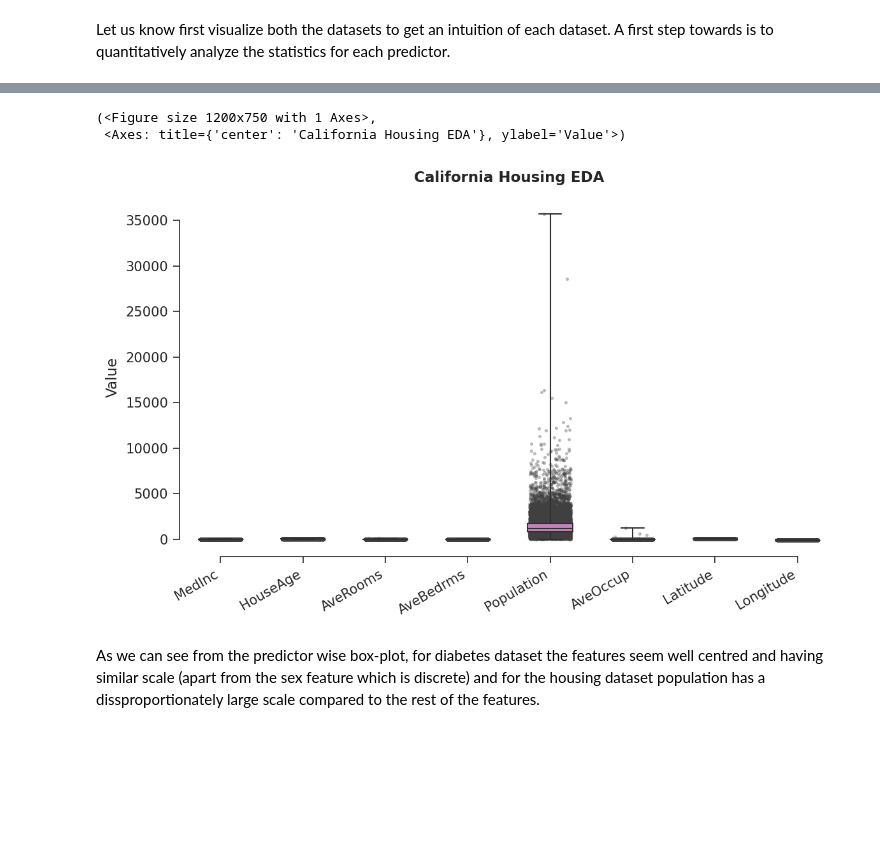
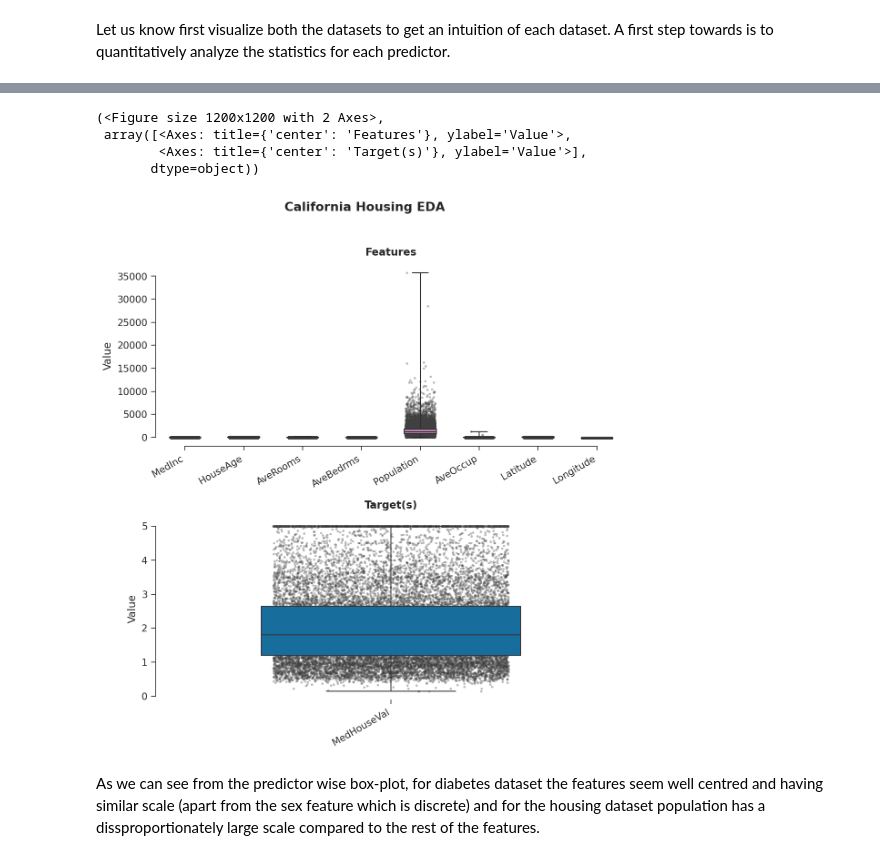
Before and after one commit to rameshaditya-me/Easy-Classical-ML-DL, a Jupyter notebook: linear-regression/linear-regression.ipynb, the cells around one changed output, grey strips where cells are left out. Saved outputs shown, nothing was run; the diff lists cells and outputs as text; code cells hidden in the pictures; blank space fills up the shorter version.

```diff
--- a/linear-regression/linear-regression.ipynb
+++ b/linear-regression/linear-regression.ipynb
@@ -436,9 +488,11 @@ visualize_data_statistics(data=diabetes.data, column_names=diabetes.feature_name
 # %%
-visualize_data_statistics(data=housing.data, column_names=housing.feature_names, title="California Housing EDA")
+visualize_data_statistics(data=housing.data, targets=housing.target, target_name=housing.target_names[0], column_names=housing.feature_names, title="California Housing EDA")
 # %% [output]
-(<Figure size 1200x750 with 1 Axes>,
- <Axes: title={'center': 'California Housing EDA'}, ylabel='Value'>)
+(<Figure size 1200x1200 with 2 Axes>,
+ array([<Axes: title={'center': 'Features'}, ylabel='Value'>,
+        <Axes: title={'center': 'Target(s)'}, ylabel='Value'>],
+       dtype=object))
-[figure, old version]
+[figure, new version]
 # %% [markdown]
 As we can see from the predictor wise box-plot, for diabetes dataset the features seem well centred and having similar scale (apart from the sex feature which is discrete) and for the housing dataset population has a dissproportionately large scale compared to the rest of the features.
 # %% [markdown]
```
Also changed, not shown: parts of 10 cells of this notebook.
